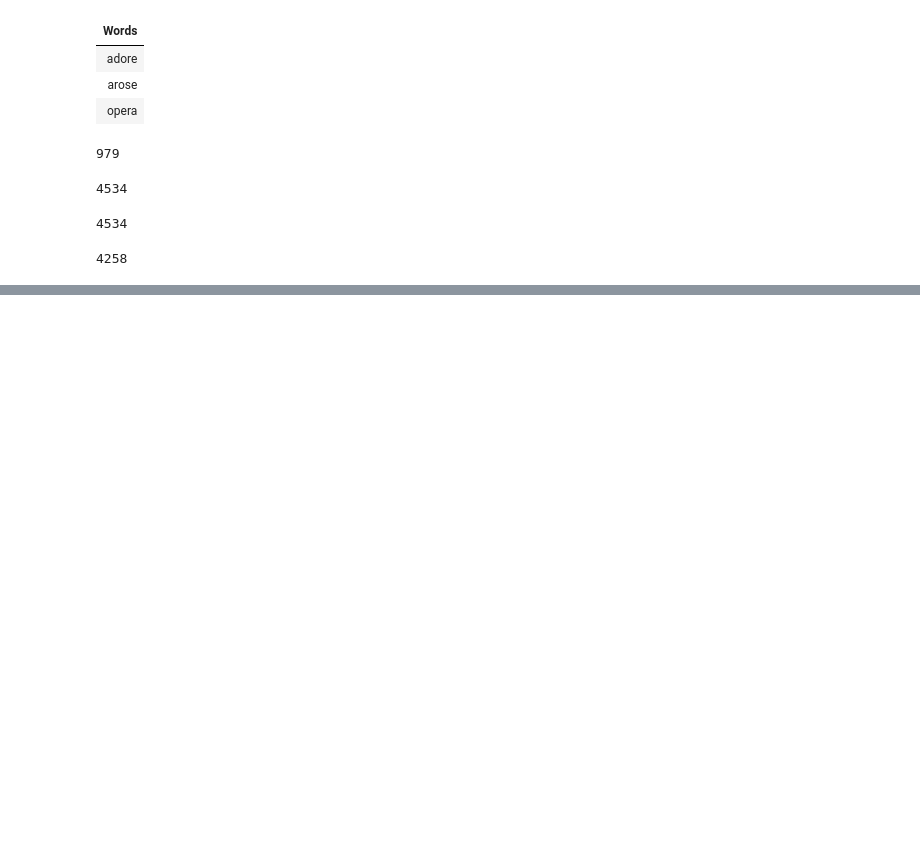
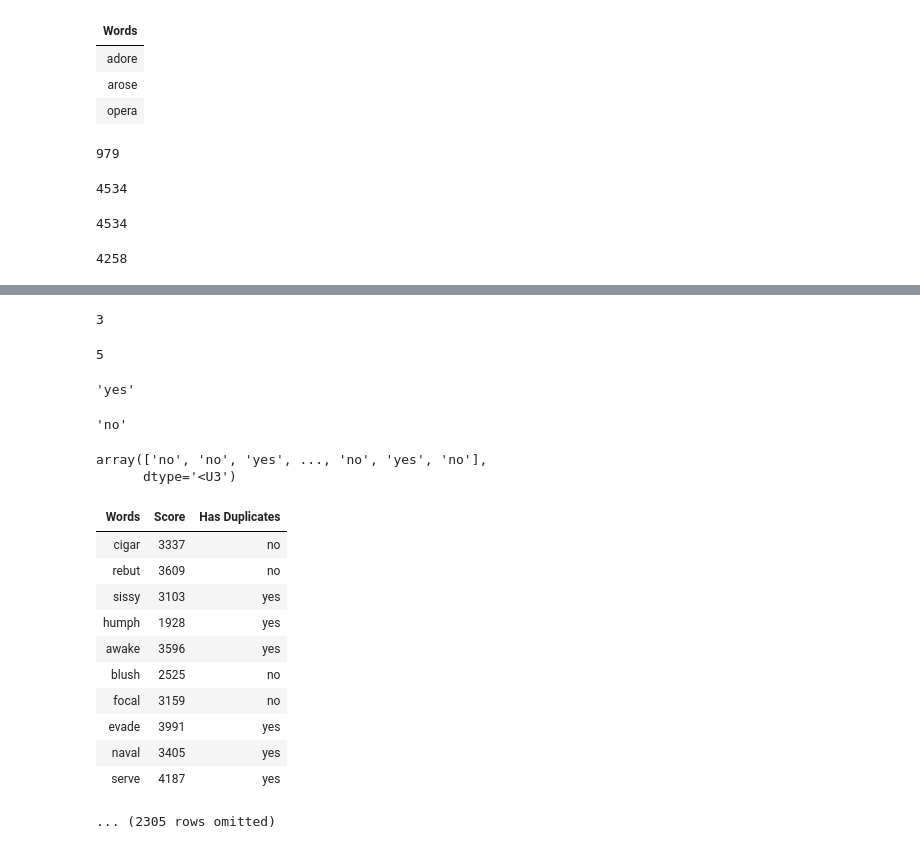
Before and after one commit to lawtonsclass/f26-code-from-class, a Jupyter notebook: data8/midterm-review.ipynb, the cells around one changed output, grey strips where cells are left out. Cells and saved outputs as stored; diff of their text form; code cells hidden in the pictures; blank space fills up the shorter version.

```diff
--- a/data8/midterm-review.ipynb
+++ b/data8/midterm-review.ipynb
@@ -408,0 +413,5 @@ get_score('adore')
+# %%
+words_with_scores = words.with_column(
+    'Score', words.apply(get_score, 0)
+)
+words_with_scores
@@ -408,0 +431,2 @@ get_score('adore')
+# %%
+words_with_scores.sort('Score')
@@ -408,0 +461,8 @@ get_score('adore')
+# %%
+Table().with_column('Letter', str_to_array('eerie')).group('Letter').num_rows
+# %% [output]
+3
+# %%
+Table().with_column('Letter', str_to_array('arose')).group('Letter').num_rows
+# %% [output]
+5
@@ -408,0 +477,31 @@ get_score('adore')
+# %%
+has_duplicates('eerie')
+# %% [output]
+'yes'
+# %%
+has_duplicates('arose')
+# %% [output]
+'no'
+# %%
+words_with_scores.apply(has_duplicates, 'Words')
+# %% [output]
+array(['no', 'no', 'yes', ..., 'no', 'yes', 'no'],
+      dtype='<U3')
+# %%
+words_scores_duplicates = words_with_scores.with_column(
+    'Has Duplicates', words_with_scores.apply(has_duplicates, 'Words')
+)
+words_scores_duplicates
+# %% [output]
+| Words | Score | Has Duplicates |
+| cigar | 3337 | no |
+| rebut | 3609 | no |
+| sissy | 3103 | yes |
+| humph | 1928 | yes |
+| awake | 3596 | yes |
+| blush | 2525 | no |
+| focal | 3159 | no |
+| evade | 3991 | yes |
+| naval | 3405 | yes |
+| serve | 4187 | yes |
+... (2305 rows omitted)
```
Also changed, not shown: parts of 9 cells of this notebook.
